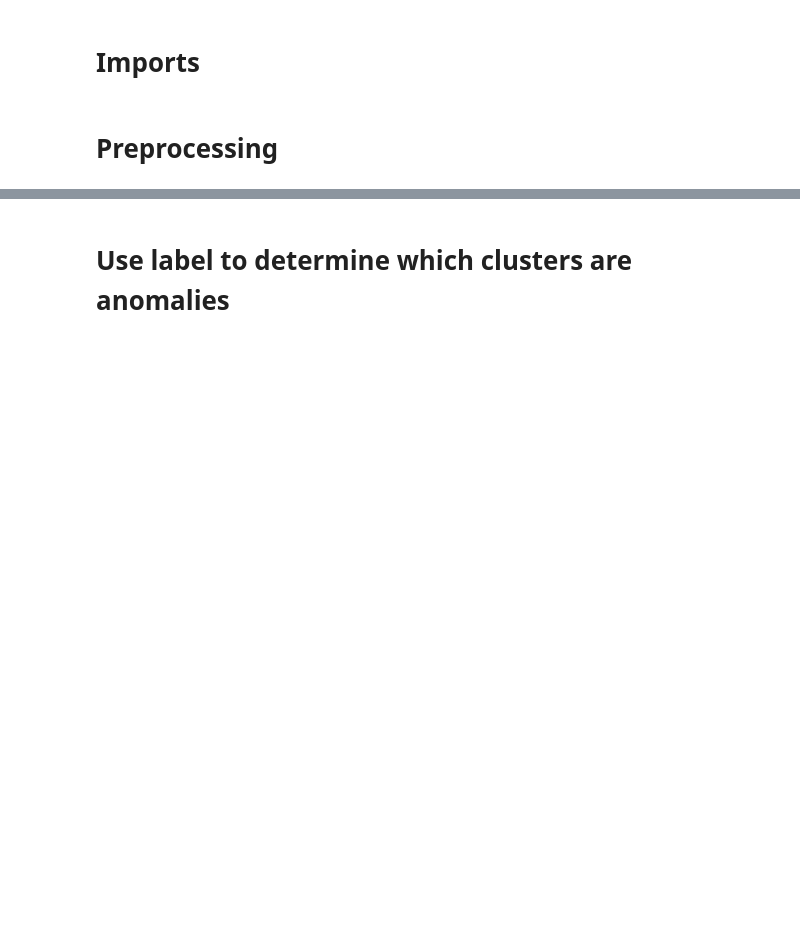
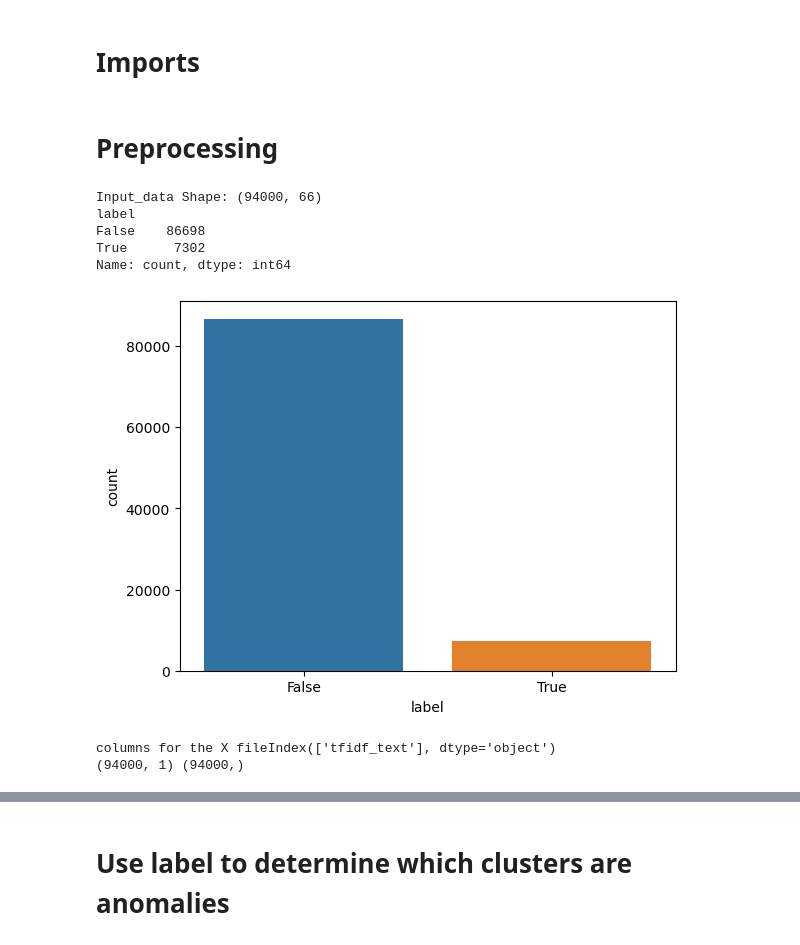
Before and after one commit to manelmahroug/anomaly-detection-in-log-files, a Jupyter notebook: unsupervised_learning/Unsupervised KMeans.ipynb, the cells around one changed output, grey strips where cells are left out. Saved outputs shown, nothing was run; the diff lists cells and outputs as text; code cells hidden in the pictures; blank space fills up the shorter version.

```diff
--- a/unsupervised_learning/Unsupervised KMeans.ipynb
+++ b/unsupervised_learning/Unsupervised KMeans.ipynb
@@ -35,13 +37,20 @@ from sklearn.preprocessing import LabelEncoder
 # %% [markdown]
 # Preprocessing
 # %%
-input_data = pd.read_csv(BASE_DIR + APP_SYS_NAME + '_all_params.csv')
+input_data = pd.read_csv(BASE_DIR + APP_SYS_NAME + '_clusters2.csv')
 
 print("Input_data Shape:",input_data.shape)
 print(input_data['label'].value_counts())
 
 sns.countplot(x=input_data['label'])
 plt.show()
+# %% [output]
+Input_data Shape: (94000, 66)
+label
+False    86698
+True      7302
+Name: count, dtype: int64
+[figure, added]
 # %%
 le = LabelEncoder()
 input_data['label'] = le.fit_transform(input_data['label']) # false:0 and true:1
@@ -51,6 +60,9 @@ y = input_data.loc[X.index,'label'].values
 
 print("columns for the X file"+ str(X.columns))
 print(X.shape,y.shape)
+# %% [output]
+columns for the X fileIndex(['tfidf_text'], dtype='object')
+(94000, 1) (94000,)
 # %%
 # do tfidf and kmeans on input_data and get homegeneity and completeness scores.
 tfidf = TfidfVectorizer()
```
Also changed, not shown: parts of 9 cells of this notebook.
